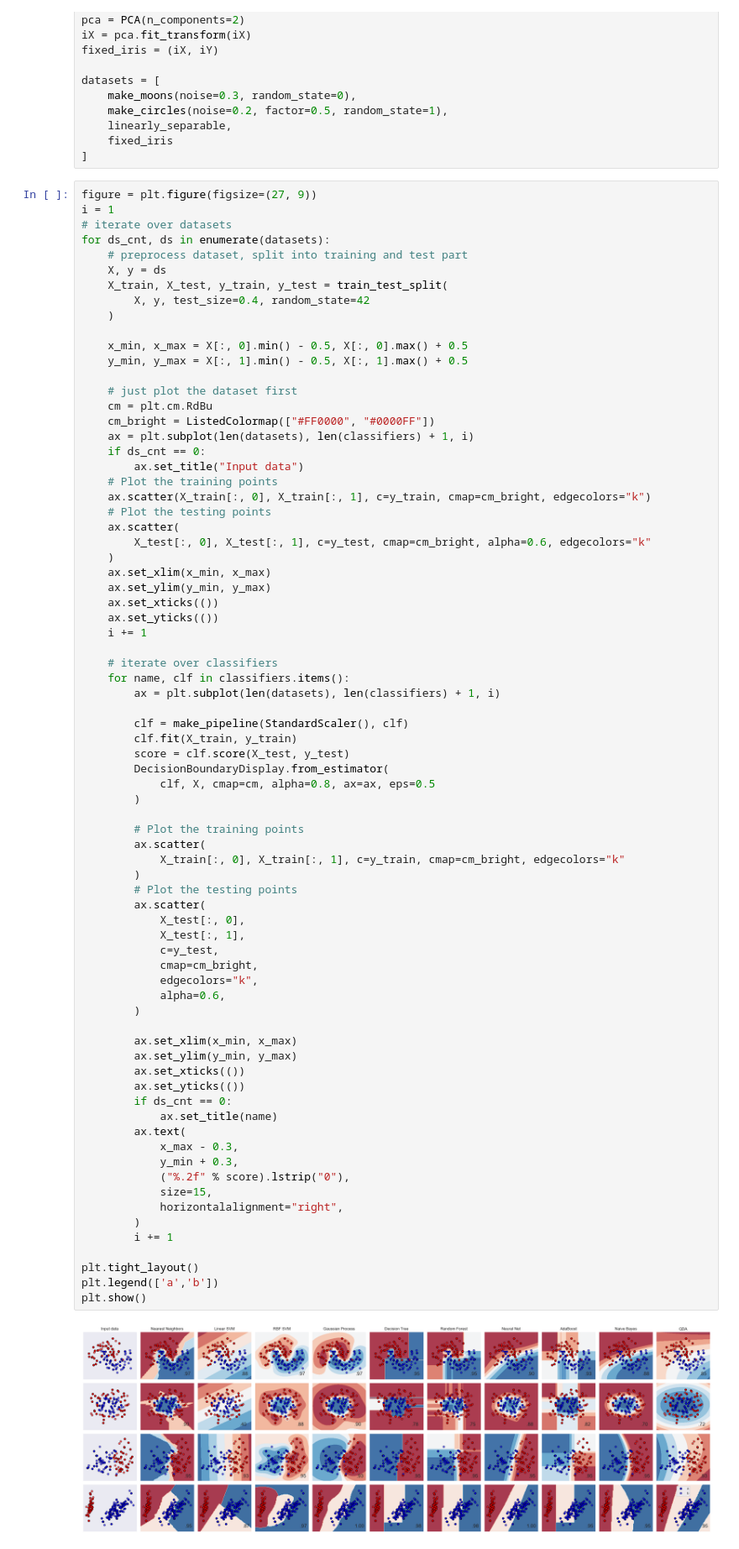
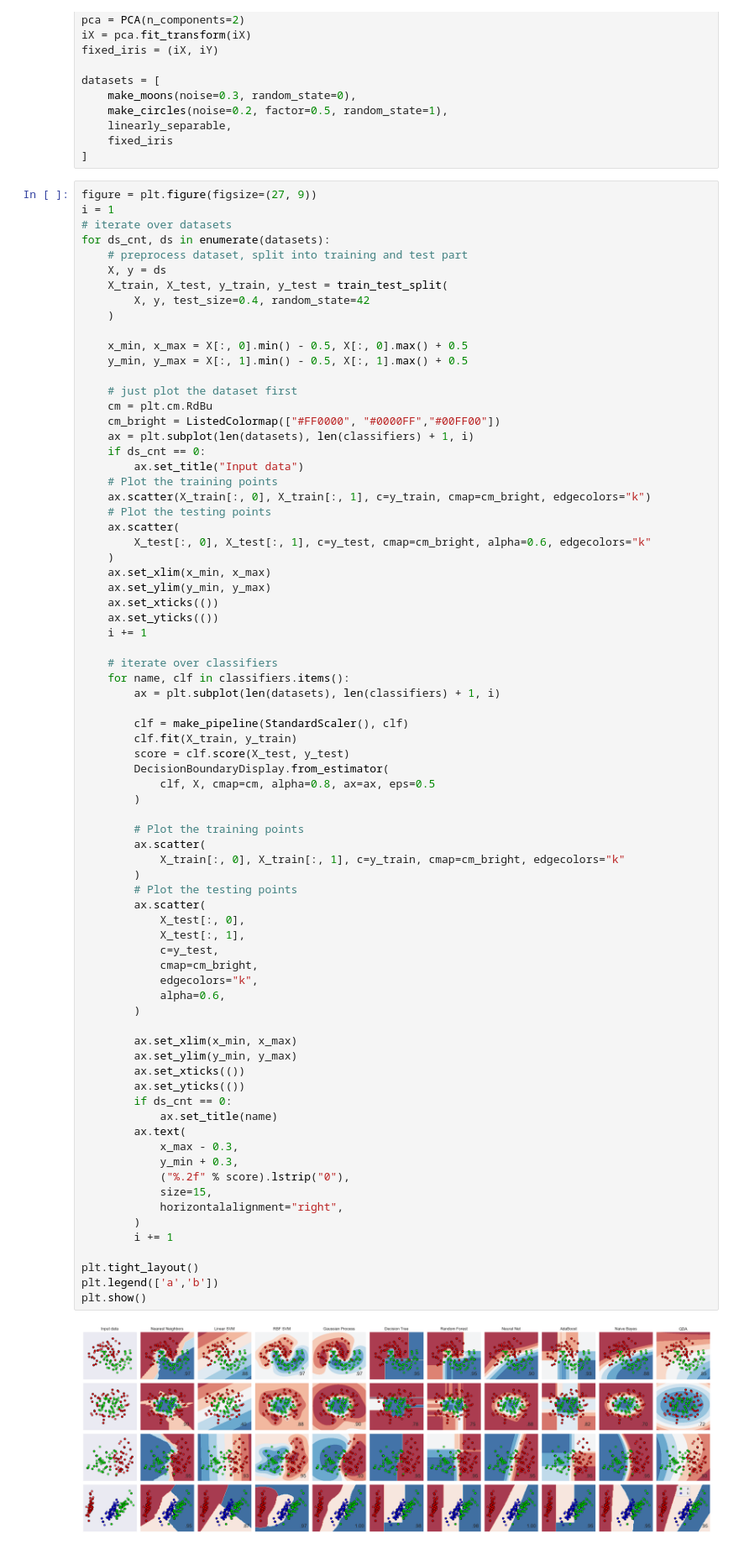
Before and after one commit to Shounaks/SIT719_Analytics_For_Security_And_Privacy, a Jupyter notebook: sample-scikit-tasks-2.ipynb, the cells around one changed output. Shown at 84% size. Cells and saved outputs as stored; diff of their text form.

```diff
--- a/sample-scikit-tasks-2.ipynb
+++ b/sample-scikit-tasks-2.ipynb
@@ -76,7 +76,7 @@ for ds_cnt, ds in enumerate(datasets):
 
     # just plot the dataset first
     cm = plt.cm.RdBu
-    cm_bright = ListedColormap(["#FF0000", "#0000FF"])
+    cm_bright = ListedColormap(["#FF0000", "#0000FF","#00FF00"])
     ax = plt.subplot(len(datasets), len(classifiers) + 1, i)
     if ds_cnt == 0:
         ax.set_title("Input data")
@@ -109,31 +109,31 @@ for ds_cnt, ds in enumerate(datasets):
         )
         # Plot the testing points
         ax.scatter(
             X_test[:, 0],
             X_test[:, 1],
             c=y_test,
             cmap=cm_bright,
             edgecolors="k",
             alpha=0.6,
         )
 
         ax.set_xlim(x_min, x_max)
         ax.set_ylim(y_min, y_max)
         ax.set_xticks(())
         ax.set_yticks(())
         if ds_cnt == 0:
             ax.set_title(name)
         ax.text(
             x_max - 0.3,
             y_min + 0.3,
             ("%.2f" % score).lstrip("0"),
             size=15,
             horizontalalignment="right",
         )
         i += 1
 
 plt.tight_layout()
 plt.legend(['a','b'])
 plt.show()
 # %% [output]
-[figure, old version]
+[figure, new version]
```
